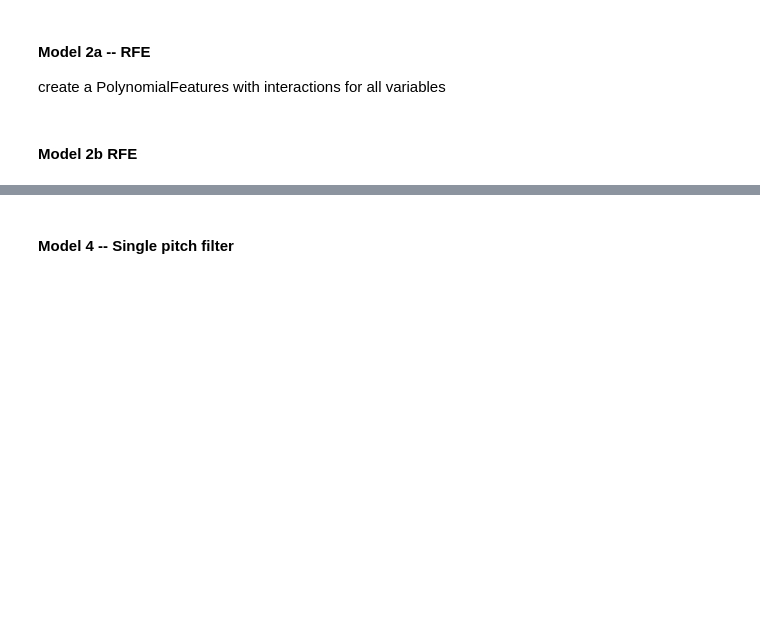
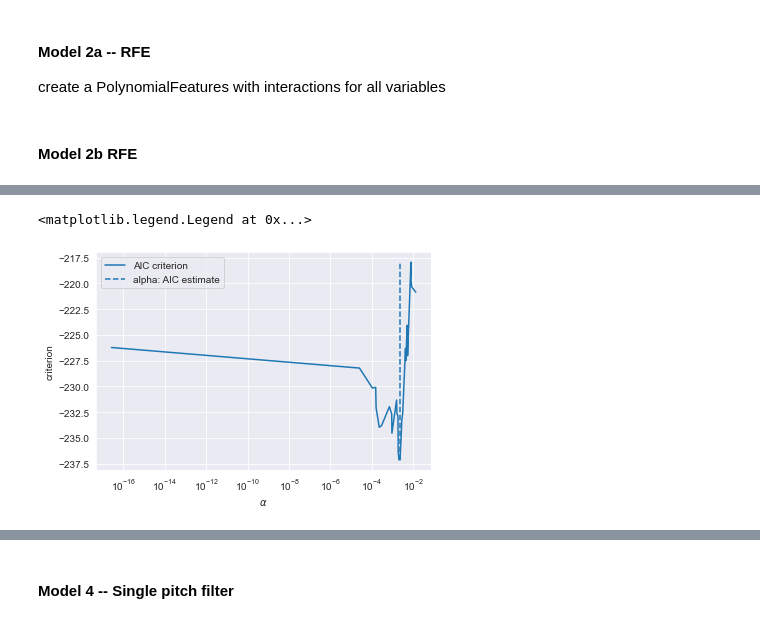
Before and after one commit to trpubz/DBacksAnalysis, a Jupyter notebook: 3Data Prep_Modeling/Data_Reg.ipynb, the cells around one changed output, grey strips where cells are left out. Saved outputs shown, nothing was run; the diff lists cells and outputs as text; code cells hidden in the pictures; blank space fills up the shorter version.

```diff
--- a/3Data Prep_Modeling/Data_Reg.ipynb
+++ b/3Data Prep_Modeling/Data_Reg.ipynb
@@ -376,3 +488,20 @@ sns.scatterplot(y_test_trx, y_pred_mod3)
+# %%
+ax = results.plot()
+ax.vlines(
+    alpha_aic,
+    results["AIC criterion"].min(),
+    results["AIC criterion"].max(),
+    label="alpha: AIC estimate",
+    linestyles="--",
+    color="tab:blue",
+)
+ax.set_xlabel(r"$\alpha$")
+ax.set_ylabel("criterion")
+ax.set_xscale("log")
+ax.legend()
+# %% [output]
+<matplotlib.legend.Legend at 0x...>
+[figure, added]
 # %%
 # try groupby pitch_type
 # convert pitch dummies to single column
```
Also changed, not shown: parts of 17 cells of this notebook, 1 other file.
